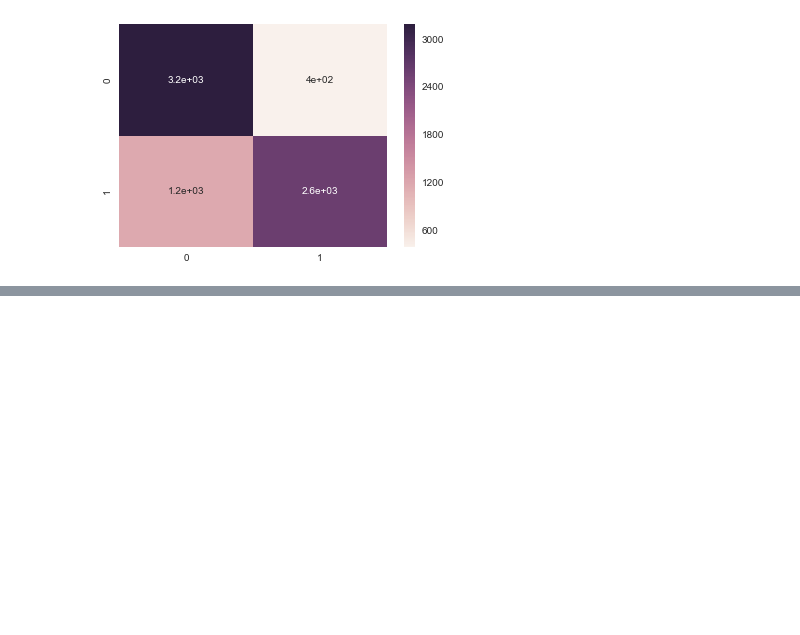
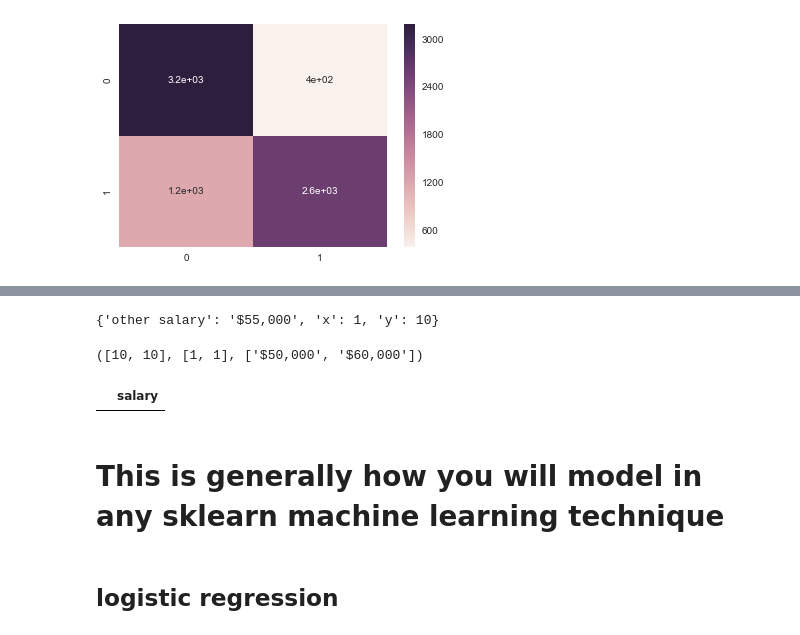
Before and after one commit to cgeppig/DSI_week_03, a Jupyter notebook: Regularization in logistic regressions.ipynb, the cells around one changed output, grey strips where cells are left out. Cells and saved outputs as stored; diff of their text form; code cells hidden in the pictures; blank space fills up the shorter version.

```diff
--- a/Regularization in logistic regressions.ipynb
+++ b/Regularization in logistic regressions.ipynb
@@ -413,0 +424,29 @@ sns.heatmap(confusion_matrix(y, predictions), annot=True)
+# %%
+my_data = {}
+x_list = []
+y_list = []
+z_list = []
+
+for x in ['$50,000', '$60,000']:
+    my_data['x'] = column1[1]
+    my_data['y'] = column2[0]
+    my_data['other salary'] = '$55,000'
+    x_list.append(column1[1])
+    y_list.append(column2[0])
+    z_list.append(x)
+
+my_data
+# %% [output]
+{'other salary': '$55,000', 'x': 1, 'y': 10}
+# %%
+y_list, x_list, z_list
+# %% [output]
+([10, 10], [1, 1], ['$50,000', '$60,000'])
+# %%
+empty_dataframe = pd.DataFrame()
+# %%
+empty_dataframe['salary'] = '55,000'
+# %%
+empty_dataframe
+# %% [output]
+|  | salary |
@@ -413,0 +459,2 @@ sns.heatmap(confusion_matrix(y, predictions), annot=True)
+# %% [markdown]
+# This is generally how you will model in any sklearn machine learning technique
@@ -413,0 +483,2 @@ sns.heatmap(confusion_matrix(y, predictions), annot=True)
+# %% [markdown]
+## logistic regression
```
Also changed, not shown: parts of 9 cells of this notebook, 2 other files.
